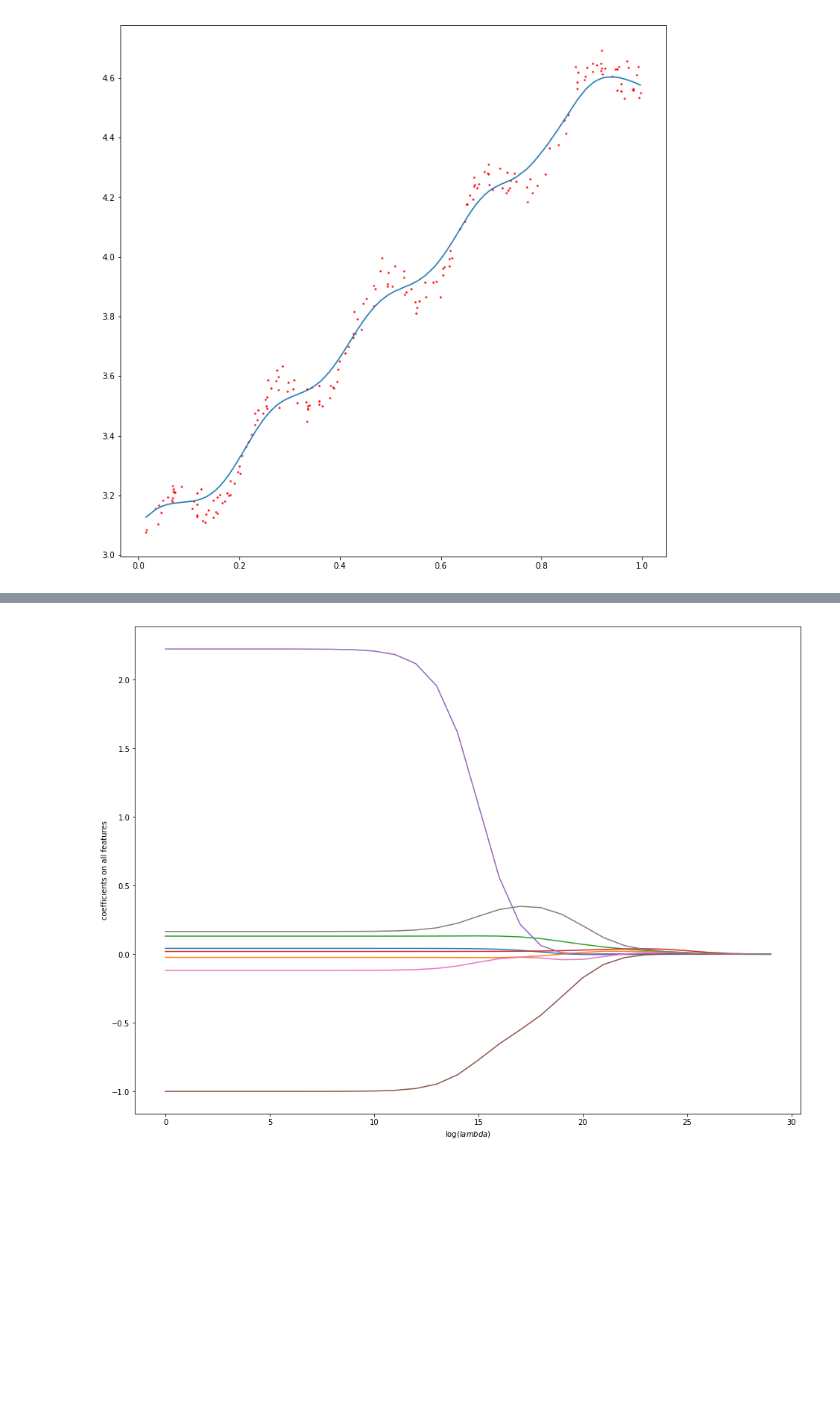
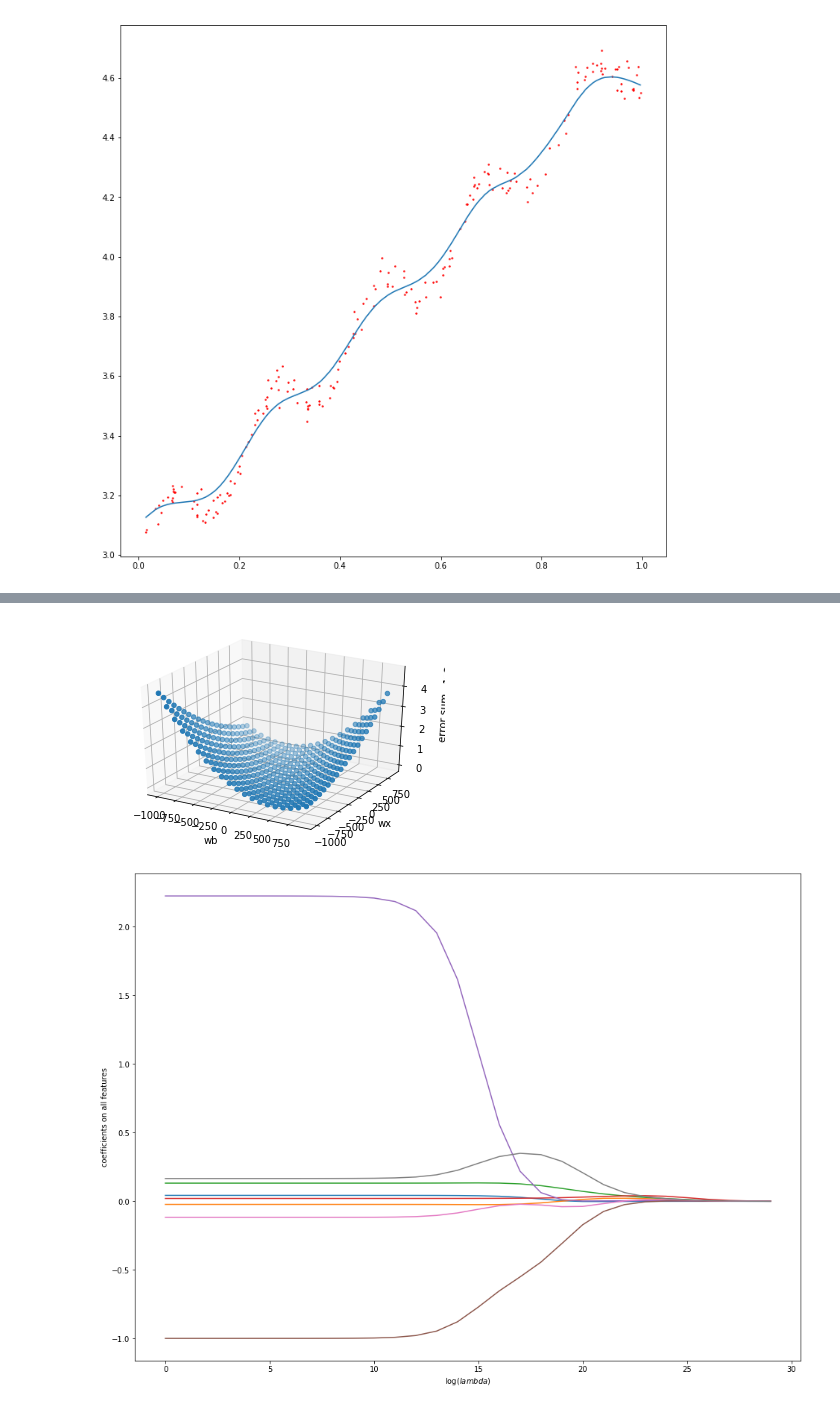
Before and after one commit to taicaile/study_notes, a Jupyter notebook: 002_MachineLearninginAction/Chapter 8 Predicting numeric values Regression/Chapter 8 Predicting numeric values Regression.ipynb, the cells around one changed output, grey strips where cells are left out. Saved outputs shown, nothing was run; the diff lists cells and outputs as text; code cells hidden in the pictures; blank space fills up the shorter version.

```diff
--- a/002_MachineLearninginAction/Chapter 8 Predicting numeric values Regression/Chapter 8 Predicting numeric values Regression.ipynb
+++ b/002_MachineLearninginAction/Chapter 8 Predicting numeric values Regression/Chapter 8 Predicting numeric values Regression.ipynb
@@ -142,3 +184,32 @@ def ridgeTest(xArr, yArr):
+# %%
+from mpl_toolkits.mplot3d import Axes3D
+abX, abY = loadDataSet('./src/ex0.txt')
+
+xMat = np.mat(abX)
+yMat = np.mat(abY).T
+
+xCopy = xMat.copy()
+xCopy.sort(0)
+
+dataRange = np.arange(-1000, 1000, 100)
+wMat = []
+yHat = []
+for i in dataRange:
+    for j in dataRange:
+        ws = [i, j]
+        wMat.append(ws)
+        yHat.append(np.power((yMat - xCopy*(np.array(ws).reshape((2, 1)))), 2).sum(axis=0))
+
+fig = plt.figure()
+ax = fig.add_subplot(111, projection='3d')
+ax.scatter(np.array(wMat)[:, 0], np.array(wMat)[:, 1], np.array(yHat))
+
+ax.set_xlabel('wb')
+ax.set_ylabel('wx')
+ax.set_zlabel('error sum')
+plt.show()
+# %% [output]
+[figure, added]
 # %%
 abX, abY = loadDataSet('./src/abalone.txt')
 ridgeWeights = ridgeTest(abX, abY)
```
Also changed, not shown: parts of 13 cells of this notebook.
